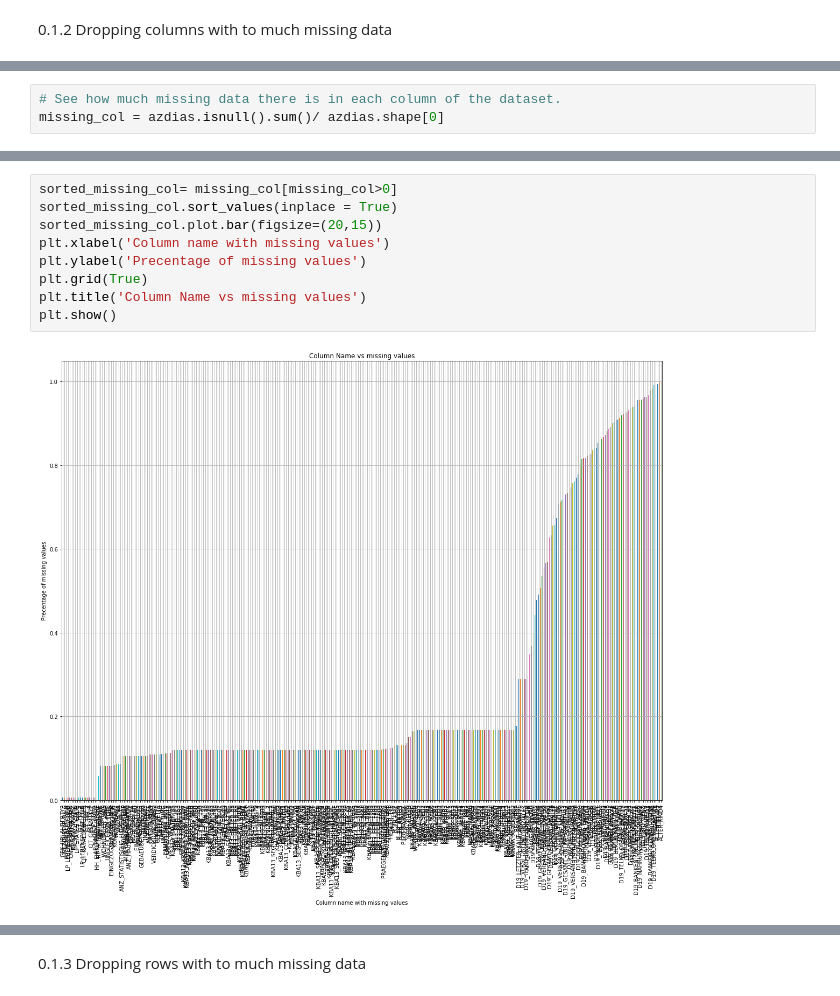
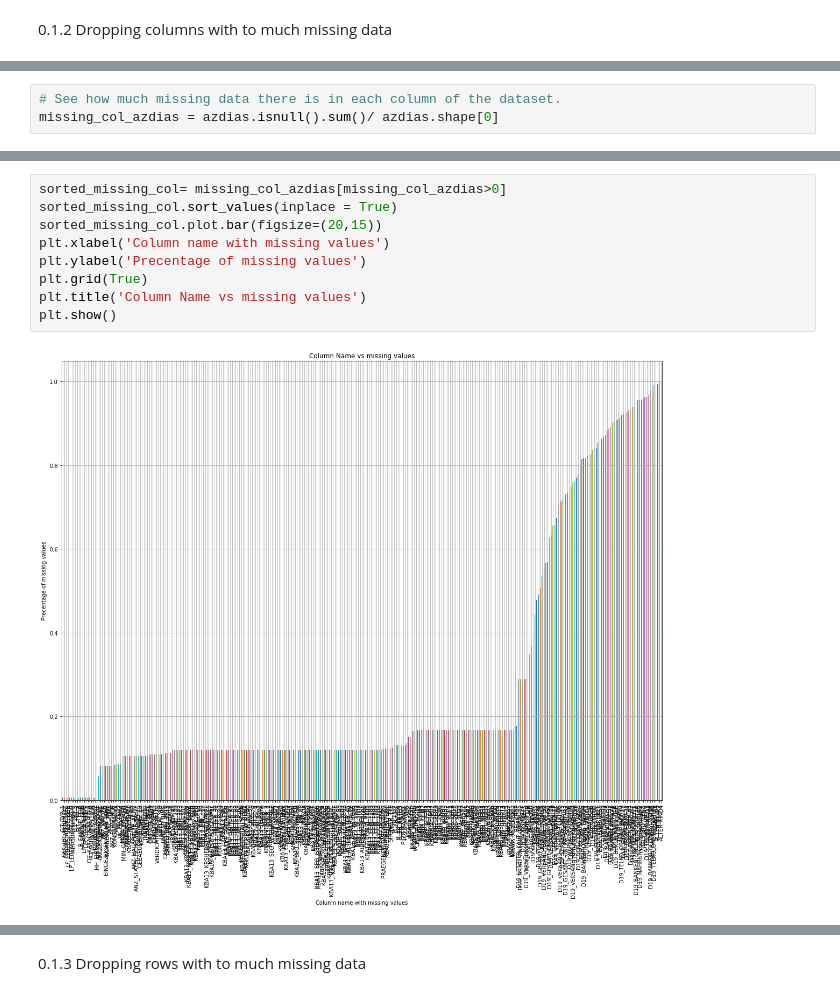
Before and after one commit to thebeachinspring/Udacity_Capstone, a Jupyter notebook: Capstone/Arvato Project Workbook.ipynb, the cells around one changed output, grey strips where cells are left out. Drawn from its saved outputs; the diff is of its cells as text.

```diff
--- a/Capstone/Arvato Project Workbook.ipynb
+++ b/Capstone/Arvato Project Workbook.ipynb
@@ -391,3 +523,3 @@ azdias[['CAMEO_DEUG_2015','CAMEO_INTL_2015']] = azdias[['CAMEO_DEUG_2015','CAMEO
 # %%
 # See how much missing data there is in each column of the dataset.
-missing_col = azdias.isnull().sum()/ azdias.shape[0]
+missing_col_azdias = azdias.isnull().sum()/ azdias.shape[0]
@@ -403,11 +546,11 @@ plt.show()
 # %%
-sorted_missing_col= missing_col[missing_col>0]
+sorted_missing_col= missing_col_azdias[missing_col_azdias>0]
 sorted_missing_col.sort_values(inplace = True)
 sorted_missing_col.plot.bar(figsize=(20,15))
 plt.xlabel('Column name with missing values')
 plt.ylabel('Precentage of missing values')
 plt.grid(True)
 plt.title('Column Name vs missing values')
 plt.show()
 # %% [output]
-[figure, old version]
+[figure, new version]
```
Also changed, not shown: parts of 79 cells of this notebook.
